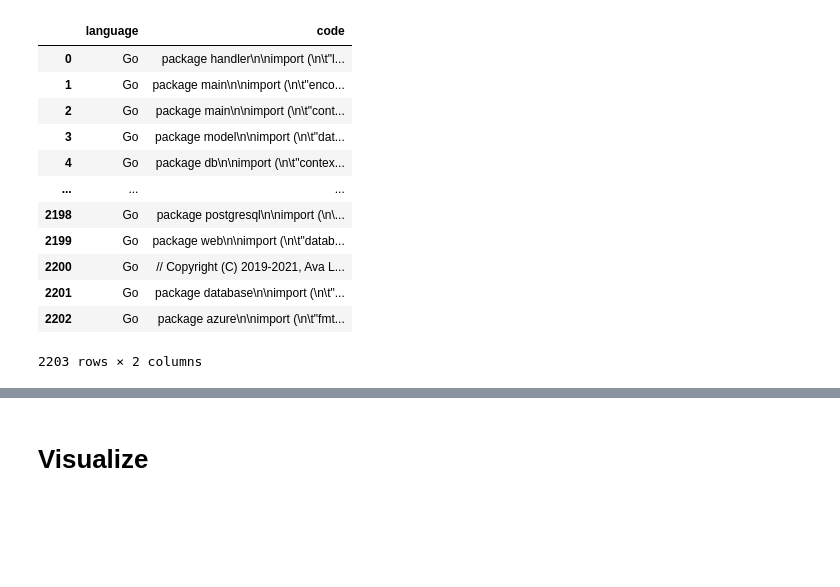
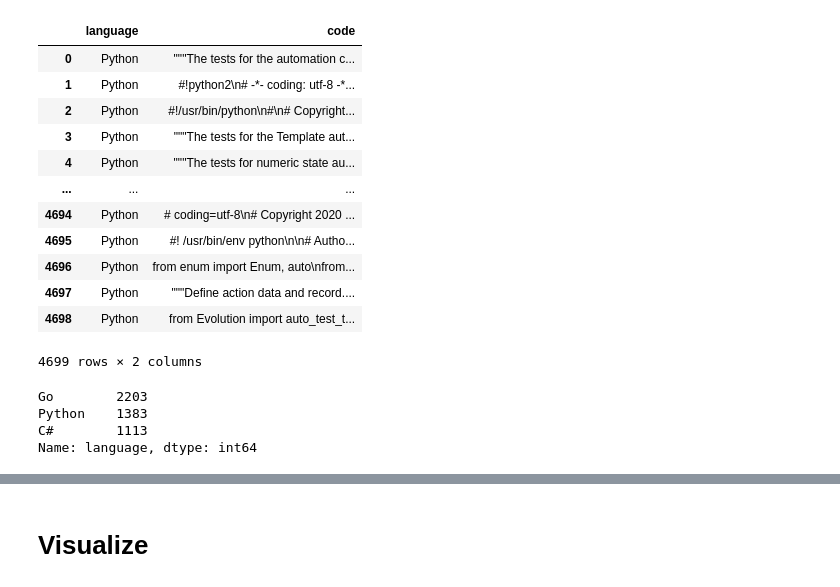
Before and after one commit to kev-inn/programming-languages-w2v, a Jupyter notebook: example.ipynb, the cells around one changed output, grey strips where cells are left out. Cells and saved outputs as stored; diff of their text form; code cells hidden in the pictures; blank space fills up the shorter version.

```diff
--- a/example.ipynb
+++ b/example.ipynb
@@ -17,20 +18,27 @@ from src.dataset import read_lang_dataset, tokenize_dataset, get_vocab_mapping,
 sns.set_theme()
 sns.set(rc={'figure.figsize': (12, 8)})
 # %%
-csharp_df = read_lang_dataset("data/codes_go.db")
-csharp_df
+dataset = read_lang_dataset("data/codes_new.db")
+dataset
 # %% [output]
 |  | language | code |
-| 0 | Go | package handler\n\nimport (\n\t"l... |
-| 1 | Go | package main\n\nimport (\n\t"enco... |
-| 2 | Go | package main\n\nimport (\n\t"cont... |
-| 3 | Go | package model\n\nimport (\n\t"dat... |
-| 4 | Go | package db\n\nimport (\n\t"contex... |
+| 0 | Python | """The tests for the automation c... |
+| 1 | Python | #!python2\n# -*- coding: utf-8 -*... |
+| 2 | Python | #!/usr/bin/python\n#\n# Copyright... |
+| 3 | Python | """The tests for the Template aut... |
+| 4 | Python | """The tests for numeric state au... |
 | ... | ... | ... |
-| 2198 | Go | package postgresql\n\nimport (\n\... |
-| 2199 | Go | package web\n\nimport (\n\t"datab... |
-| 2200 | Go | // Copyright (C) 2019-2021, Ava L... |
-| 2201 | Go | package database\n\nimport (\n\t"... |
-| 2202 | Go | package azure\n\nimport (\n\t"fmt... |
+| 4694 | Python | # coding=utf-8\n# Copyright 2020 ... |
+| 4695 | Python | #! /usr/bin/env python\n\n# Autho... |
+| 4696 | Python | from enum import Enum, auto\nfrom... |
+| 4697 | Python | """Define action data and record.... |
+| 4698 | Python | from Evolution import auto_test_t... |
-2203 rows × 2 columns
+4699 rows × 2 columns
+# %%
+dataset.language.value_counts()
+# %% [output]
+Go        2203
+Python    1383
+C#        1113
+Name: language, dtype: int64
 # %%
```
Also changed, not shown: parts of 10 cells of this notebook, 1 other file.
